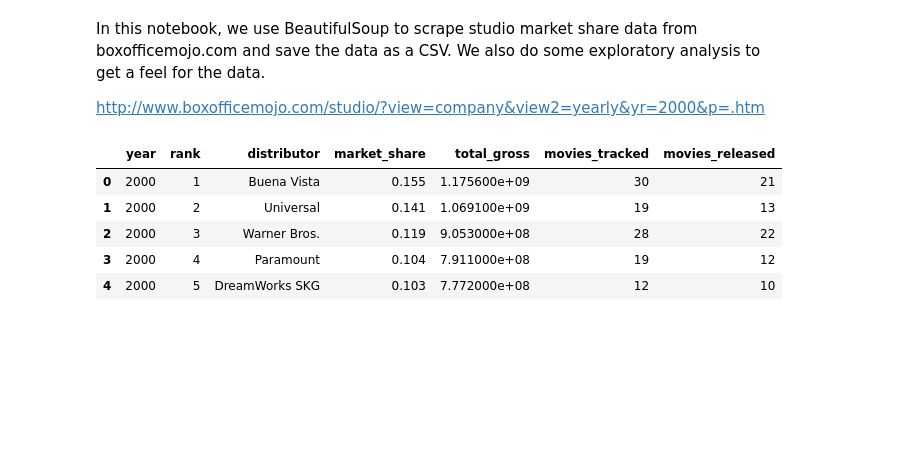
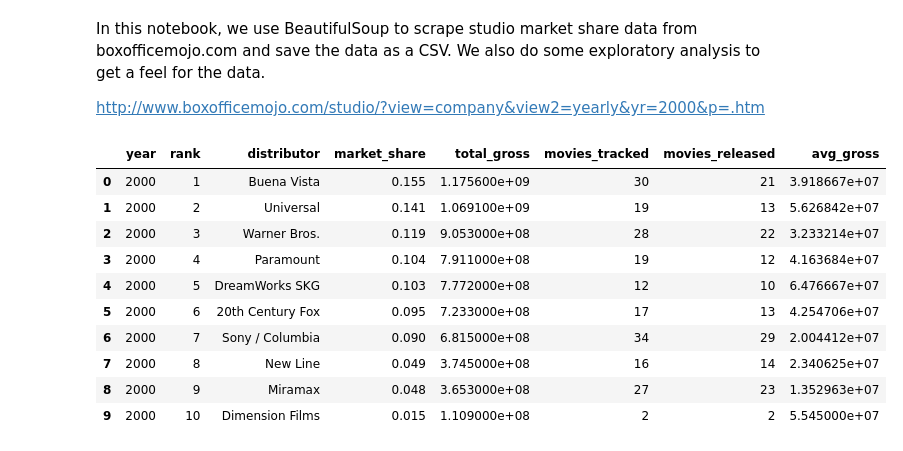
Before and after one commit to danallison/metis-work, a Jupyter notebook: week02-luther/StudioMarketShareScraping.ipynb, the cells around one changed output. Cells and saved outputs as stored; diff of their text form; code cells hidden in the pictures; blank space fills up the shorter version.

Commit message:
Update studio market share notebook

```diff
--- a/week02-luther/StudioMarketShareScraping.ipynb
+++ b/week02-luther/StudioMarketShareScraping.ipynb
@@ -50,10 +51,16 @@ with open('studio_market_share_by_year.csv', 'w') as studio_csv:
 # %%
 df = pd.read_csv('studio_market_share_by_year.csv')
-df.head()
+df['avg_gross'] = df['total_gross'] / df['movies_tracked']
+df.head(10)
 # %% [output]
-|  | year | rank | distributor | market_share | total_gross | movies_tracked | movies_released |
-| 0 | 2000 | 1 | Buena Vista | 0.155 | 1.175600e+09 | 30 | 21 |
-| 1 | 2000 | 2 | Universal | 0.141 | 1.069100e+09 | 19 | 13 |
-| 2 | 2000 | 3 | Warner Bros. | 0.119 | 9.053000e+08 | 28 | 22 |
-| 3 | 2000 | 4 | Paramount | 0.104 | 7.911000e+08 | 19 | 12 |
-| 4 | 2000 | 5 | DreamWorks SKG | 0.103 | 7.772000e+08 | 12 | 10 |
+|  | year | rank | distributor | market_share | total_gross | movies_tracked | movies_released | avg_gross |
+| 0 | 2000 | 1 | Buena Vista | 0.155 | 1.175600e+09 | 30 | 21 | 3.918667e+07 |
+| 1 | 2000 | 2 | Universal | 0.141 | 1.069100e+09 | 19 | 13 | 5.626842e+07 |
+| 2 | 2000 | 3 | Warner Bros. | 0.119 | 9.053000e+08 | 28 | 22 | 3.233214e+07 |
+| 3 | 2000 | 4 | Paramount | 0.104 | 7.911000e+08 | 19 | 12 | 4.163684e+07 |
+| 4 | 2000 | 5 | DreamWorks SKG | 0.103 | 7.772000e+08 | 12 | 10 | 6.476667e+07 |
+| 5 | 2000 | 6 | 20th Century Fox | 0.095 | 7.233000e+08 | 17 | 13 | 4.254706e+07 |
+| 6 | 2000 | 7 | Sony / Columbia | 0.090 | 6.815000e+08 | 34 | 29 | 2.004412e+07 |
+| 7 | 2000 | 8 | New Line | 0.049 | 3.745000e+08 | 16 | 14 | 2.340625e+07 |
+| 8 | 2000 | 9 | Miramax | 0.048 | 3.653000e+08 | 27 | 23 | 1.352963e+07 |
+| 9 | 2000 | 10 | Dimension Films | 0.015 | 1.109000e+08 | 2 | 2 | 5.545000e+07 |
```
Also changed, not shown: parts of 3 cells of this notebook.
